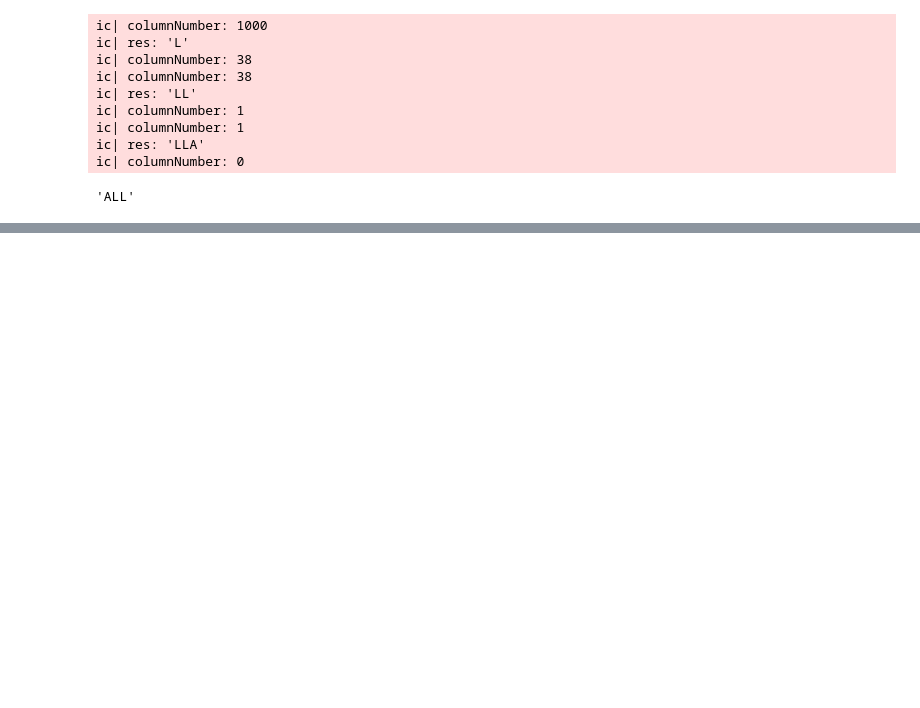
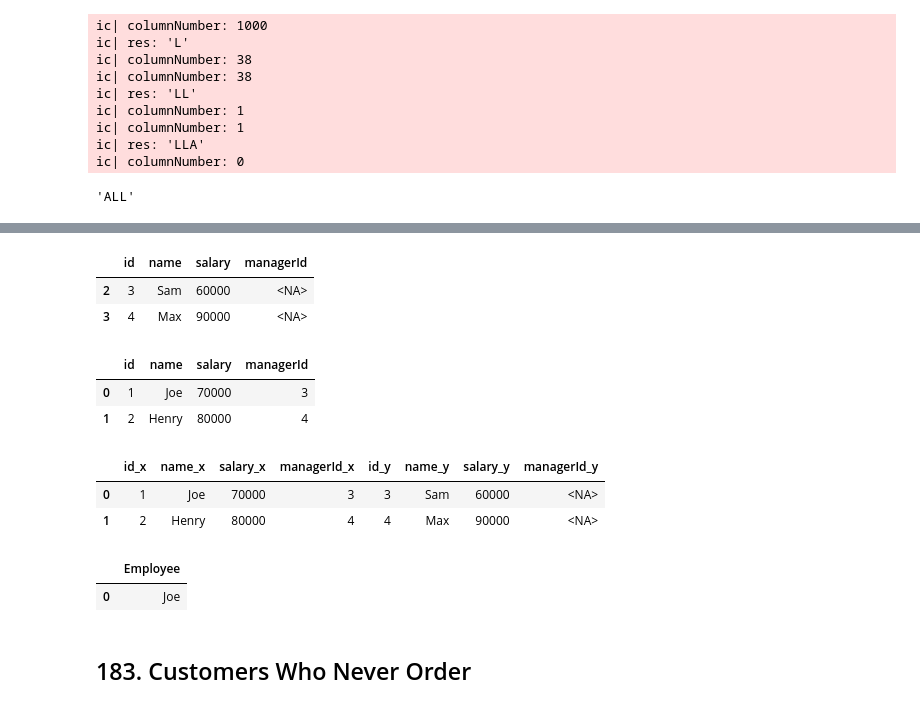
Before and after one commit to nihal-DS/Home_Practice, a Jupyter notebook: LeetCode_Prac.ipynb, the cells around one changed output, grey strips where cells are left out. Cells and saved outputs as stored; diff of their text form; code cells hidden in the pictures; blank space fills up the shorter version.

```diff
--- a/LeetCode_Prac.ipynb
+++ b/LeetCode_Prac.ipynb
@@ -648,0 +699,3 @@ ic| columnNumber: 0
+# %%
+data = [[1, 'Joe', 70000, 3], [2, 'Henry', 80000, 4], [3, 'Sam', 60000, None], [4, 'Max', 90000, None]]
+employee = pd.DataFrame(data, columns=['id', 'name', 'salary', 'managerId']).astype({'id':'Int64', 'name':'object', 'salary':'Int64', 'managerId':'Int64'})
@@ -648,0 +710,28 @@ ic| columnNumber: 0
+# %%
+x = employee.loc[employee.id.isin(employee.managerId)]
+x
+# %% [output]
+|  | id | name | salary | managerId |
+| 2 | 3 | Sam | 60000 | <NA> |
+| 3 | 4 | Max | 90000 | <NA> |
+# %%
+y = employee.loc[~employee.managerId.isna()]
+y
+# %% [output]
+|  | id | name | salary | managerId |
+| 0 | 1 | Joe | 70000 | 3 |
+| 1 | 2 | Henry | 80000 | 4 |
+# %%
+z = pd.merge(employee, employee, left_on = "managerId", right_on = "id")
+z
+# %% [output]
+|  | id_x | name_x | salary_x | managerId_x | id_y | name_y | salary_y | managerId_y |
+| 0 | 1 | Joe | 70000 | 3 | 3 | Sam | 60000 | <NA> |
+| 1 | 2 | Henry | 80000 | 4 | 4 | Max | 90000 | <NA> |
+# %%
+z.loc[z.salary_x>z.salary_y]["name_x"].to_frame().rename(columns = {"name_x":"Employee"})
+# %% [output]
+|  | Employee |
+| 0 | Joe |
+# %% [markdown]
+## 183. Customers Who Never Order
```
Also changed, not shown: parts of 33 cells of this notebook.
